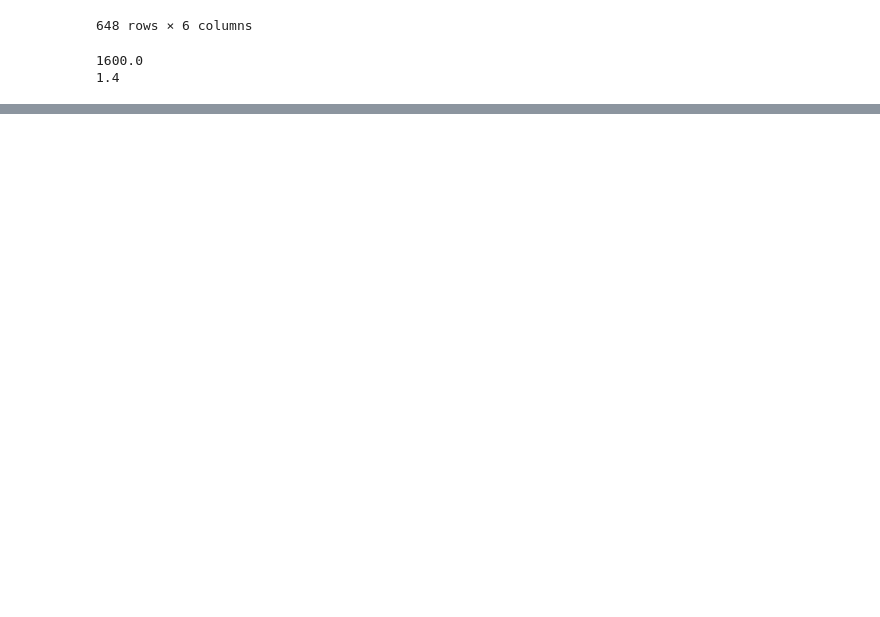
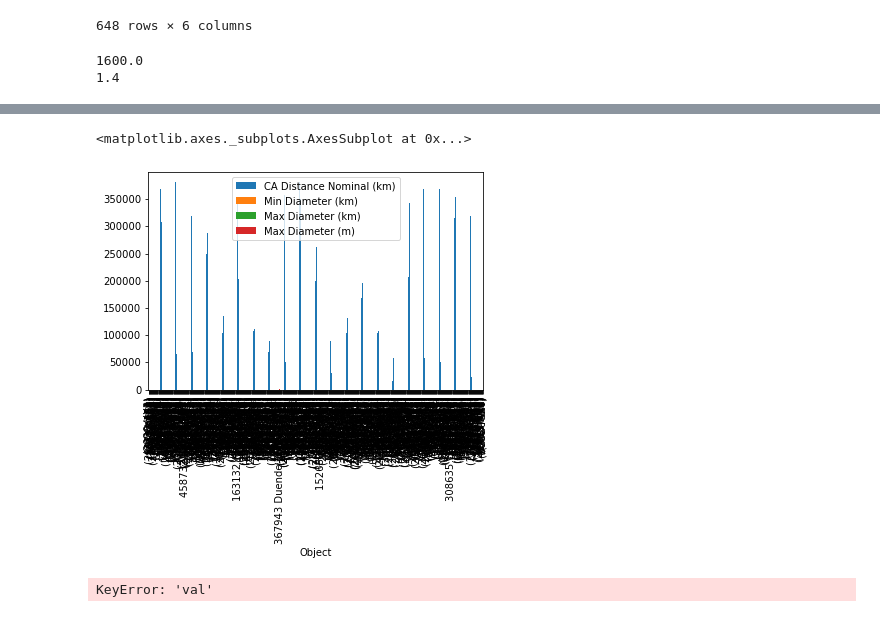
Before and after one commit to doublealogic/armageddon-neo-objects-space-junk, a Jupyter notebook: Data_Retrieval/neo.ipynb, the cells around one changed output, grey strips where cells are left out. Drawn from its saved outputs; the diff is of its cells as text; code cells hidden in the pictures; blank space fills up the shorter version.

```diff
--- a/Data_Retrieval/neo.ipynb
+++ b/Data_Retrieval/neo.ipynb
@@ -236,5 +269,10 @@ NameError: name 'df_testing' is not defined
 # %%
-#df_testing.plot.bar()
+df_testing.plot.bar()
+# %% [output]
+<matplotlib.axes._subplots.AxesSubplot at 0x...>
+[figure, added]
 # %%
-#df_testing.plot.pie(y='val', title = "NEO Sizes in Meters", figsize=(13, 7), autopct='%1.1f%%', fontsize=12)
+df_testing.plot.pie(y='val', title = "NEO Sizes in Meters", figsize=(13, 7), autopct='%1.1f%%', fontsize=12)
+# %% [output]
+KeyError: 'val'
 # %%
```
Also changed, not shown: parts of 11 cells of this notebook.
